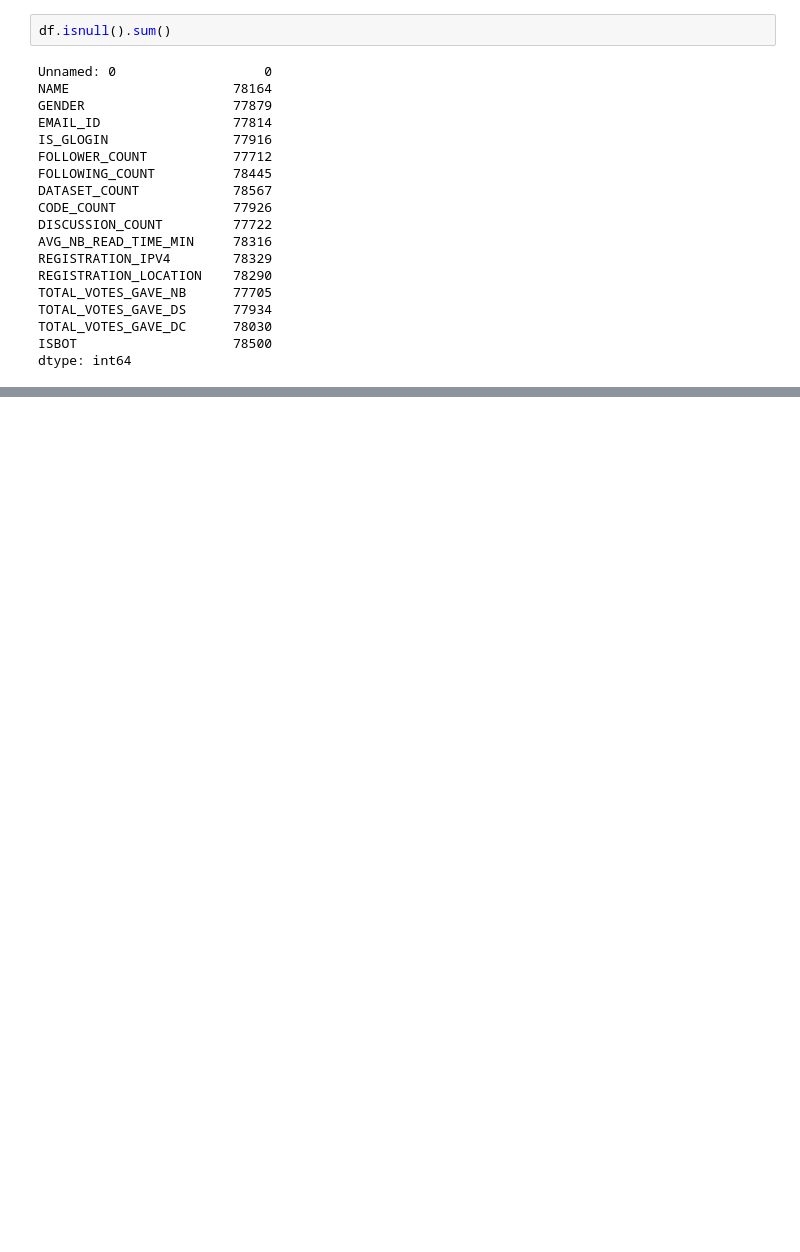
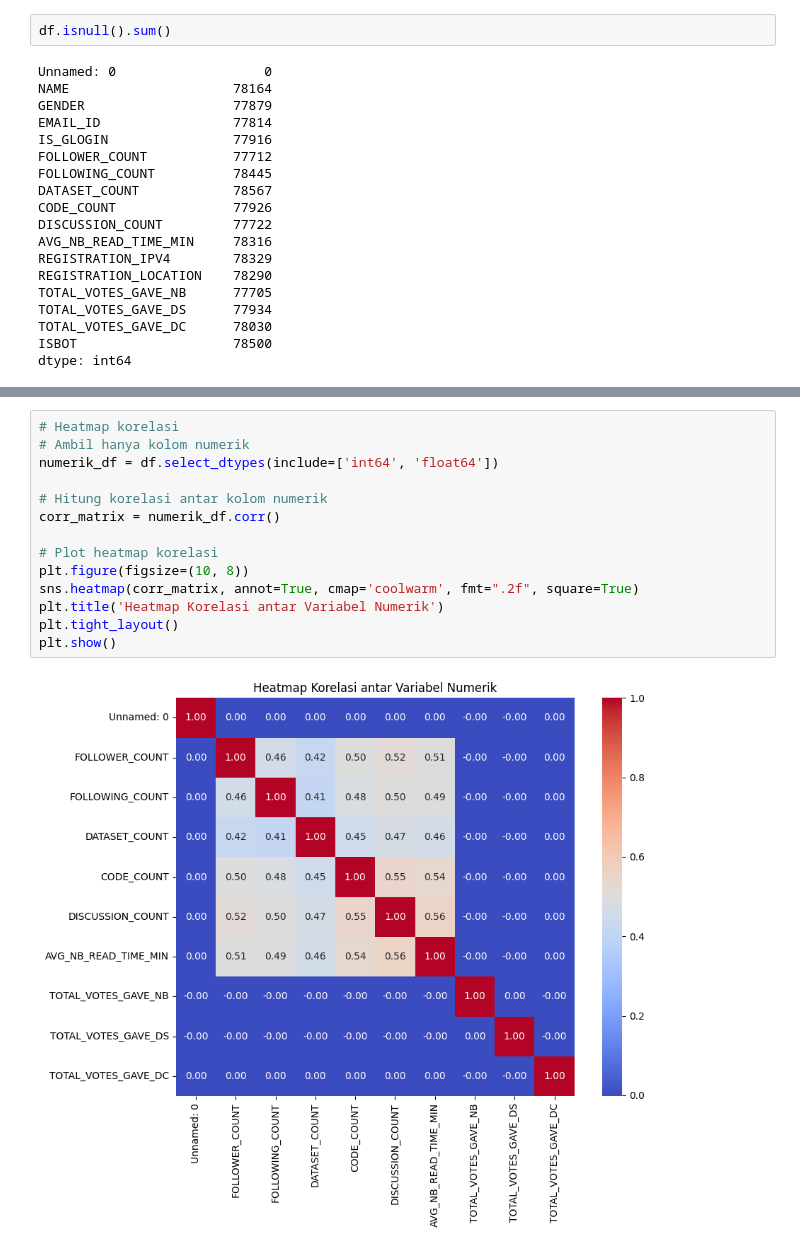
Before and after one commit to Hidayattt24/UTS-PRAKTIKUM-ML, a Jupyter notebook: notebook.ipynb, the cells around one changed output, grey strips where cells are left out. Saved outputs shown, nothing was run; the diff lists cells and outputs as text; blank space fills up the shorter version.

```diff
--- a/notebook.ipynb
+++ b/notebook.ipynb
@@ -109,0 +179,16 @@ Index(['NAME', 'GENDER', 'EMAIL_ID', 'IS_GLOGIN', 'FOLLOWER_COUNT',
+# %%
+# Heatmap korelasi
+# Ambil hanya kolom numerik
+numerik_df = df.select_dtypes(include=['int64', 'float64'])
+
+# Hitung korelasi antar kolom numerik
+corr_matrix = numerik_df.corr()
+
+# Plot heatmap korelasi
+plt.figure(figsize=(10, 8))
+sns.heatmap(corr_matrix, annot=True, cmap='coolwarm', fmt=".2f", square=True)
+plt.title('Heatmap Korelasi antar Variabel Numerik')
+plt.tight_layout()
+plt.show()
+# %% [output]
+[figure, added]
```
Also changed, not shown: parts of 26 cells of this notebook.
